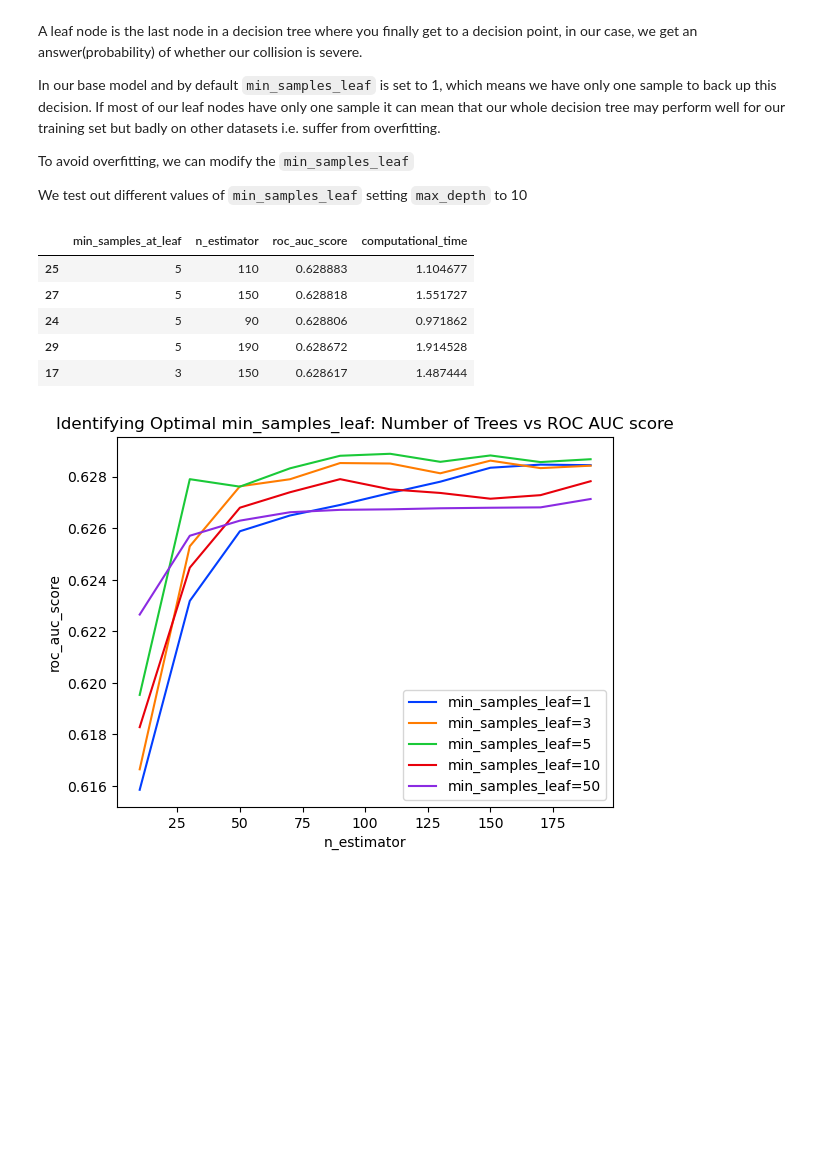
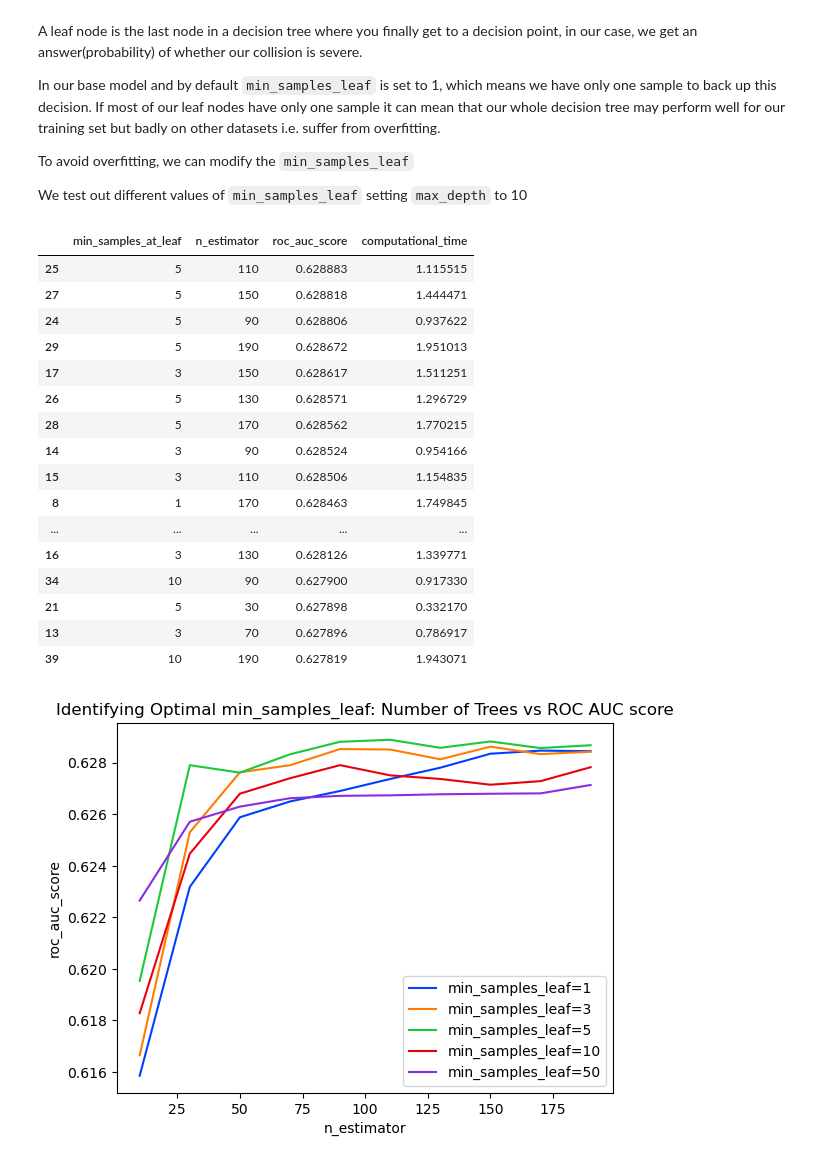
Before and after one commit to alibstill/ml-zoomcamp-collision-severity-prediction, a Jupyter notebook: 2_model_training/02_random_forest.ipynb, the cells around one changed output. Drawn from its saved outputs; the diff is of its cells as text; code cells hidden in the pictures; blank space fills up the shorter version.

```diff
--- a/2_model_training/02_random_forest.ipynb
+++ b/2_model_training/02_random_forest.ipynb
@@ -230,14 +231,25 @@ for s in tqdm(min_samples_at_leaf):
 # %%
 columns = ["min_samples_at_leaf", "n_estimator","roc_auc_score", "computational_time"]
 df_scores_msl = pd.DataFrame(scores_msl, columns=columns)
-df_scores_msl.sort_values(by="roc_auc_score", ascending=False).head()
+df_scores_msl.sort_values(by="roc_auc_score", ascending=False).head(20)
 # %% [output]
 |  | min_samples_at_leaf | n_estimator | roc_auc_score | computational_time |
-| 25 | 5 | 110 | 0.628883 | 1.104677 |
-| 27 | 5 | 150 | 0.628818 | 1.551727 |
-| 24 | 5 | 90 | 0.628806 | 0.971862 |
-| 29 | 5 | 190 | 0.628672 | 1.914528 |
-| 17 | 3 | 150 | 0.628617 | 1.487444 |
+| 25 | 5 | 110 | 0.628883 | 1.115515 |
+| 27 | 5 | 150 | 0.628818 | 1.444471 |
+| 24 | 5 | 90 | 0.628806 | 0.937622 |
+| 29 | 5 | 190 | 0.628672 | 1.951013 |
+| 17 | 3 | 150 | 0.628617 | 1.511251 |
+| 26 | 5 | 130 | 0.628571 | 1.296729 |
+| 28 | 5 | 170 | 0.628562 | 1.770215 |
+| 14 | 3 | 90 | 0.628524 | 0.954166 |
+| 15 | 3 | 110 | 0.628506 | 1.154835 |
+| 8 | 1 | 170 | 0.628463 | 1.749845 |
+| ... | ... | ... | ... | ... |
+| 16 | 3 | 130 | 0.628126 | 1.339771 |
+| 34 | 10 | 90 | 0.627900 | 0.917330 |
+| 21 | 5 | 30 | 0.627898 | 0.332170 |
+| 13 | 3 | 70 | 0.627896 | 0.786917 |
+| 39 | 10 | 190 | 0.627819 | 1.943071 |
 # %%
 sns.set_palette("bright")
 
```
Also changed, not shown: parts of 14 cells of this notebook, 5 other files.
